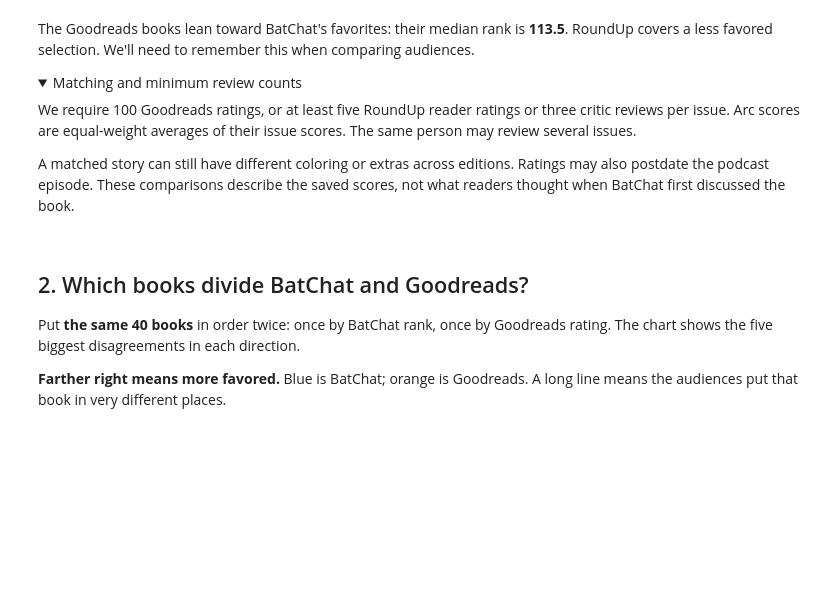
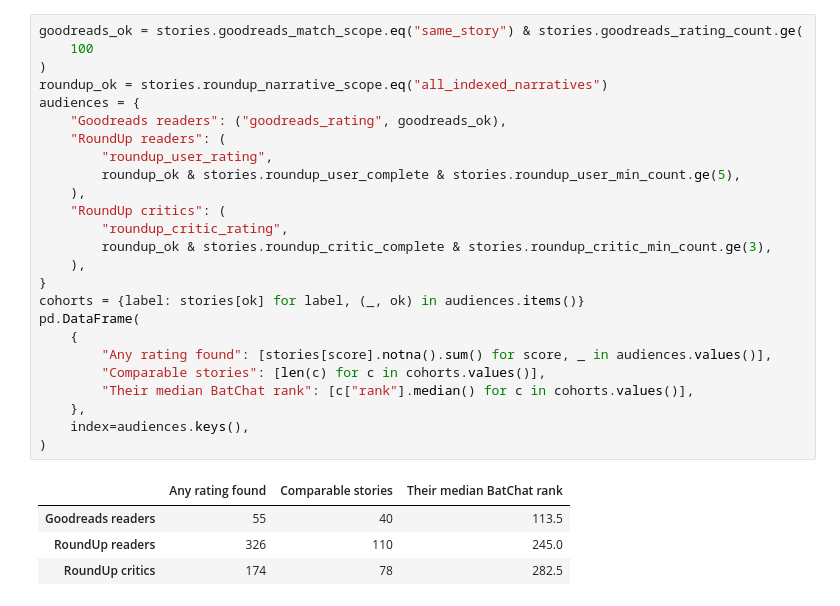
Before and after one commit to ddofer/BatRank, a Jupyter notebook: notebooks/3.0-batchat-versus-the-crowd.ipynb, the cells around one changed output. Drawn from its saved outputs; the diff is of its cells as text; folded sections open; blank space fills up the shorter version.

```diff
--- a/notebooks/3.0-batchat-versus-the-crowd.ipynb
+++ b/notebooks/3.0-batchat-versus-the-crowd.ipynb
@@ -114,16 +59,30 @@ cohorts = {label: s[eligibility(label)].copy() for label in sources}
-# %% [markdown]
-The Goodreads books lean toward BatChat's favorites: their median rank is **113.5**. RoundUp covers a less favored selection. We'll need to remember this when comparing audiences.
-
-<details><summary>Matching and minimum review counts</summary>
-
-We require 100 Goodreads ratings, or at least five RoundUp reader ratings or three critic reviews per issue. Arc scores are equal-weight averages of their issue scores. The same person may review several issues.
-
-A matched story can still have different coloring or extras across editions. Ratings may also postdate the podcast episode. These comparisons describe the saved scores, not what readers thought when BatChat first discussed the book.
-
-</details>
-# %% [markdown]
-## 2. Which books divide BatChat and Goodreads?
-
-Put **the same 40 books** in order twice: once by BatChat rank, once by Goodreads rating. The chart shows the five biggest disagreements in each direction.
-
-**Farther right means more favored.** Blue is BatChat; orange is Goodreads. A long line means the audiences put that book in very different places.
+# %%
+goodreads_ok = stories.goodreads_match_scope.eq("same_story") & stories.goodreads_rating_count.ge(
+    100
+)
+roundup_ok = stories.roundup_narrative_scope.eq("all_indexed_narratives")
+audiences = {
+    "Goodreads readers": ("goodreads_rating", goodreads_ok),
+    "RoundUp readers": (
+        "roundup_user_rating",
+        roundup_ok & stories.roundup_user_complete & stories.roundup_user_min_count.ge(5),
+    ),
+    "RoundUp critics": (
+        "roundup_critic_rating",
+        roundup_ok & stories.roundup_critic_complete & stories.roundup_critic_min_count.ge(3),
+    ),
+}
+cohorts = {label: stories[ok] for label, (_, ok) in audiences.items()}
+pd.DataFrame(
+    {
+        "Any rating found": [stories[score].notna().sum() for score, _ in audiences.values()],
+        "Comparable stories": [len(c) for c in cohorts.values()],
+        "Their median BatChat rank": [c["rank"].median() for c in cohorts.values()],
+    },
+    index=audiences.keys(),
+)
+# %% [output]
+|  | Any rating found | Comparable stories | Their median BatChat rank |
+| Goodreads readers | 55 | 40 | 113.5 |
+| RoundUp readers | 326 | 110 | 245.0 |
+| RoundUp critics | 174 | 78 | 282.5 |
```
Also changed, not shown: parts of 22 cells of this notebook, 56 other files.
